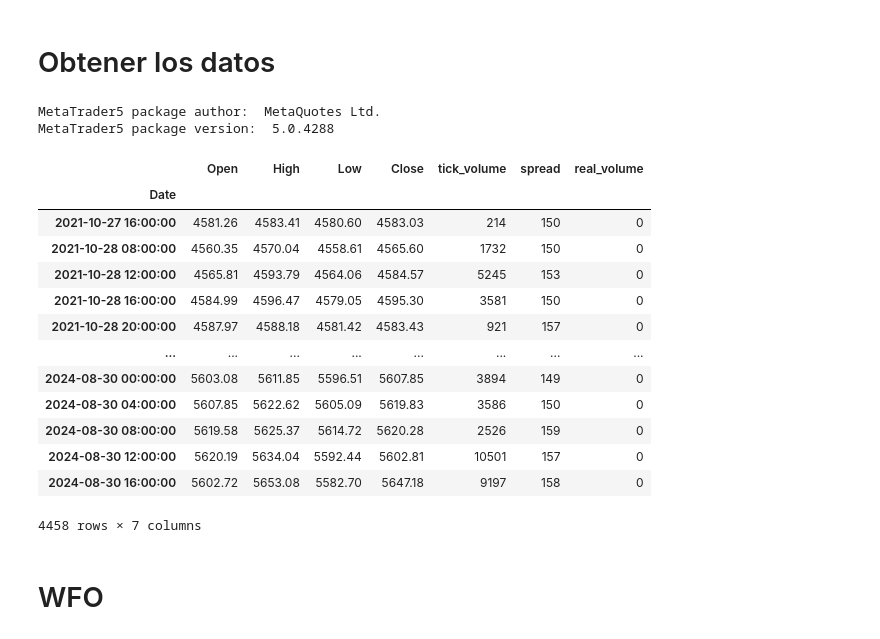
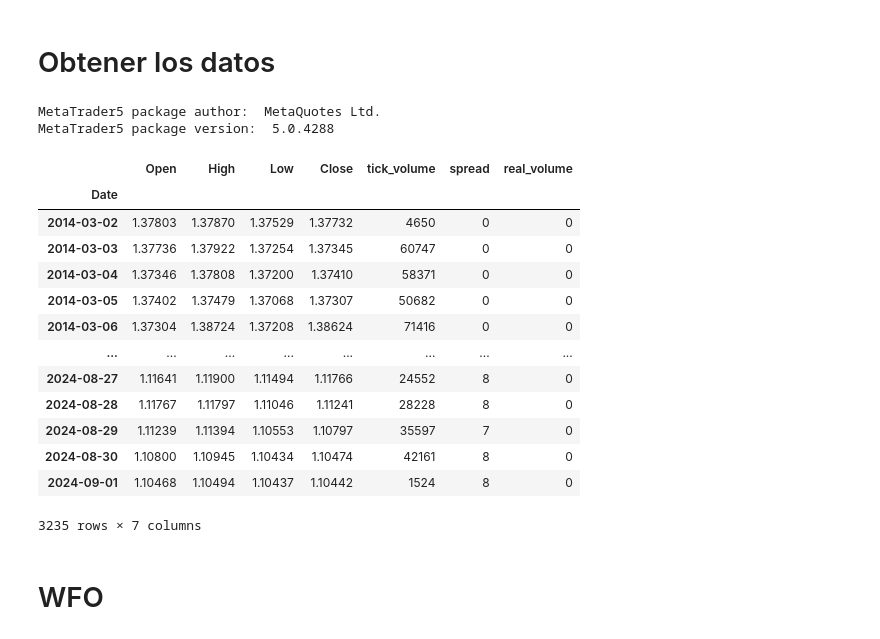
Before and after one commit to SaidJacobo/forex_ml_bot, a Jupyter notebook: backtesting/short_momentum/short_momentum_wfo.ipynb, the cells around one changed output. Saved outputs shown, nothing was run; the diff lists cells and outputs as text; code cells hidden in the pictures.

```diff
--- a/backtesting/short_momentum/short_momentum_wfo.ipynb
+++ b/backtesting/short_momentum/short_momentum_wfo.ipynb
@@ -33,46 +33,46 @@ print("MetaTrader5 package version: ",mt5.__version__)
 
 # establish connection to MetaTrader 5 terminal
 if not mt5.initialize():
     print("initialize() failed, error code =",mt5.last_error())
     quit()
 
 timezone = pytz.timezone("Etc/UTC")
 utc_from = datetime(2014, 3, 1, tzinfo=timezone)
 utc_to = datetime(2024, 9, 1, tzinfo=timezone)
-rates = mt5.copy_rates_range("US500m", mt5.TIMEFRAME_H4, utc_from, utc_to)
+rates = mt5.copy_rates_range("EURUSDm", mt5.TIMEFRAME_D1, utc_from, utc_to)
 
 mt5.shutdown()
 
 df = pd.DataFrame(rates)
 
 df['time'] = pd.to_datetime(df['time'], unit='s')
 df = df.rename(columns={
     'time':'Date',
     'open':'Open',
     'high':'High',
     'low':'Low',
     'close':'Close',
 })
 
 df = df.set_index('Date')
 df
 # %% [output]
 MetaTrader5 package author:  MetaQuotes Ltd.
 MetaTrader5 package version:  5.0.4288
 |  | Open | High | Low | Close | tick_volume | spread | real_volume |
 | Date |  |  |  |  |  |  |  |
-| 2021-10-27 16:00:00 | 4581.26 | 4583.41 | 4580.60 | 4583.03 | 214 | 150 | 0 |
-| 2021-10-28 08:00:00 | 4560.35 | 4570.04 | 4558.61 | 4565.60 | 1732 | 150 | 0 |
-| 2021-10-28 12:00:00 | 4565.81 | 4593.79 | 4564.06 | 4584.57 | 5245 | 153 | 0 |
-| 2021-10-28 16:00:00 | 4584.99 | 4596.47 | 4579.05 | 4595.30 | 3581 | 150 | 0 |
-| 2021-10-28 20:00:00 | 4587.97 | 4588.18 | 4581.42 | 4583.43 | 921 | 157 | 0 |
+| 2014-03-02 | 1.37803 | 1.37870 | 1.37529 | 1.37732 | 4650 | 0 | 0 |
+| 2014-03-03 | 1.37736 | 1.37922 | 1.37254 | 1.37345 | 60747 | 0 | 0 |
+| 2014-03-04 | 1.37346 | 1.37808 | 1.37200 | 1.37410 | 58371 | 0 | 0 |
+| 2014-03-05 | 1.37402 | 1.37479 | 1.37068 | 1.37307 | 50682 | 0 | 0 |
+| 2014-03-06 | 1.37304 | 1.38724 | 1.37208 | 1.38624 | 71416 | 0 | 0 |
 | ... | ... | ... | ... | ... | ... | ... | ... |
-| 2024-08-30 00:00:00 | 5603.08 | 5611.85 | 5596.51 | 5607.85 | 3894 | 149 | 0 |
-| 2024-08-30 04:00:00 | 5607.85 | 5622.62 | 5605.09 | 5619.83 | 3586 | 150 | 0 |
-| 2024-08-30 08:00:00 | 5619.58 | 5625.37 | 5614.72 | 5620.28 | 2526 | 159 | 0 |
-| 2024-08-30 12:00:00 | 5620.19 | 5634.04 | 5592.44 | 5602.81 | 10501 | 157 | 0 |
-| 2024-08-30 16:00:00 | 5602.72 | 5653.08 | 5582.70 | 5647.18 | 9197 | 158 | 0 |
+| 2024-08-27 | 1.11641 | 1.11900 | 1.11494 | 1.11766 | 24552 | 8 | 0 |
+| 2024-08-28 | 1.11767 | 1.11797 | 1.11046 | 1.11241 | 28228 | 8 | 0 |
+| 2024-08-29 | 1.11239 | 1.11394 | 1.10553 | 1.10797 | 35597 | 7 | 0 |
+| 2024-08-30 | 1.10800 | 1.10945 | 1.10434 | 1.10474 | 42161 | 8 | 0 |
+| 2024-09-01 | 1.10468 | 1.10494 | 1.10437 | 1.10442 | 1524 | 8 | 0 |
-4458 rows × 7 columns
+3235 rows × 7 columns
 # %% [markdown]
 # WFO
 # %%
```
Also changed, not shown: parts of 1 cell of this notebook, 5 other files.
